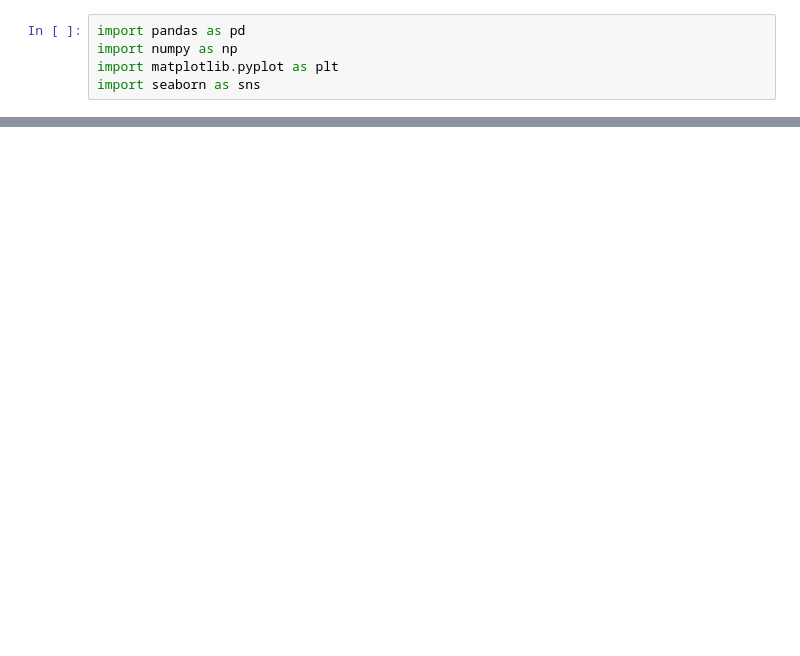
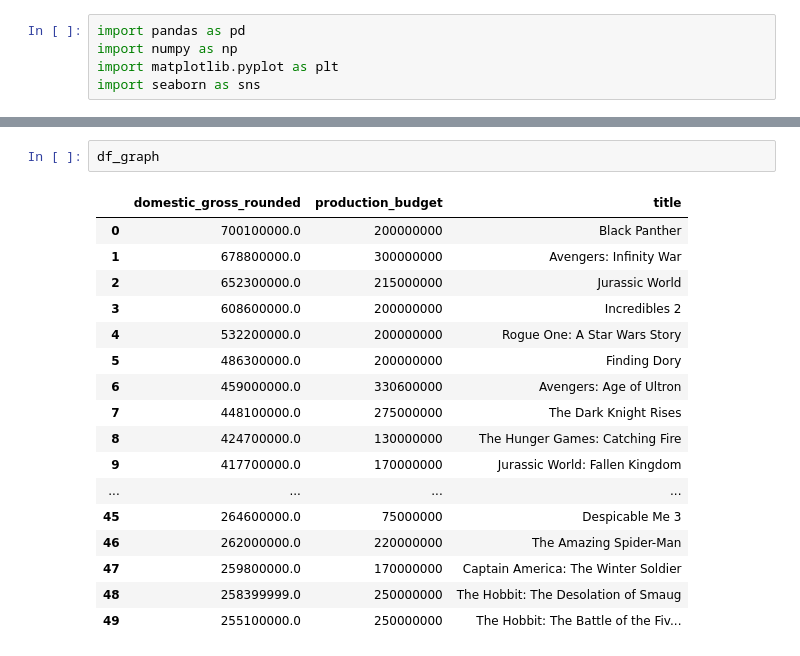
Before and after one commit to kinghenderson/microsoft_movie_analysis, a Jupyter notebook: Gross Value .ipynb, the cells around one changed output, grey strips where cells are left out. Saved outputs shown, nothing was run; the diff lists cells and outputs as text; blank space fills up the shorter version.

```diff
--- a/Gross Value .ipynb
+++ b/Gross Value .ipynb
@@ -76,0 +78,20 @@ ax = merged_df.plot.bar(rot=0)
+# %%
+df_graph
+# %% [output]
+|  | domestic_gross_rounded | production_budget | title |
+| 0 | 700100000.0 | 200000000 | Black Panther |
+| 1 | 678800000.0 | 300000000 | Avengers: Infinity War |
+| 2 | 652300000.0 | 215000000 | Jurassic World |
+| 3 | 608600000.0 | 200000000 | Incredibles 2 |
+| 4 | 532200000.0 | 200000000 | Rogue One: A Star Wars Story |
+| 5 | 486300000.0 | 200000000 | Finding Dory |
+| 6 | 459000000.0 | 330600000 | Avengers: Age of Ultron |
+| 7 | 448100000.0 | 275000000 | The Dark Knight Rises |
+| 8 | 424700000.0 | 130000000 | The Hunger Games: Catching Fire |
+| 9 | 417700000.0 | 170000000 | Jurassic World: Fallen Kingdom |
+| ... | ... | ... | ... |
+| 45 | 264600000.0 | 75000000 | Despicable Me 3 |
+| 46 | 262000000.0 | 220000000 | The Amazing Spider-Man |
+| 47 | 259800000.0 | 170000000 | Captain America: The Winter Soldier |
+| 48 | 258399999.0 | 250000000 | The Hobbit: The Desolation of Smaug |
+| 49 | 255100000.0 | 250000000 | The Hobbit: The Battle of the Fiv... |
```
Also changed, not shown: parts of 14 cells of this notebook, 2 other files.
